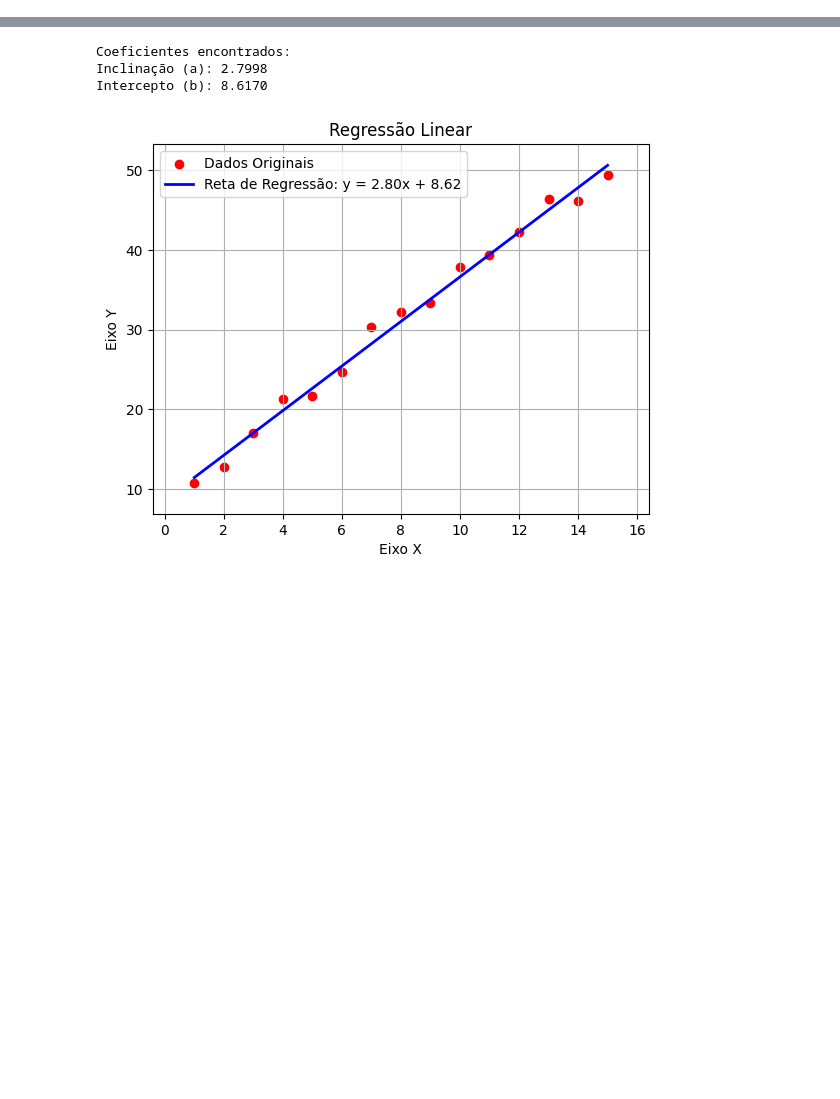
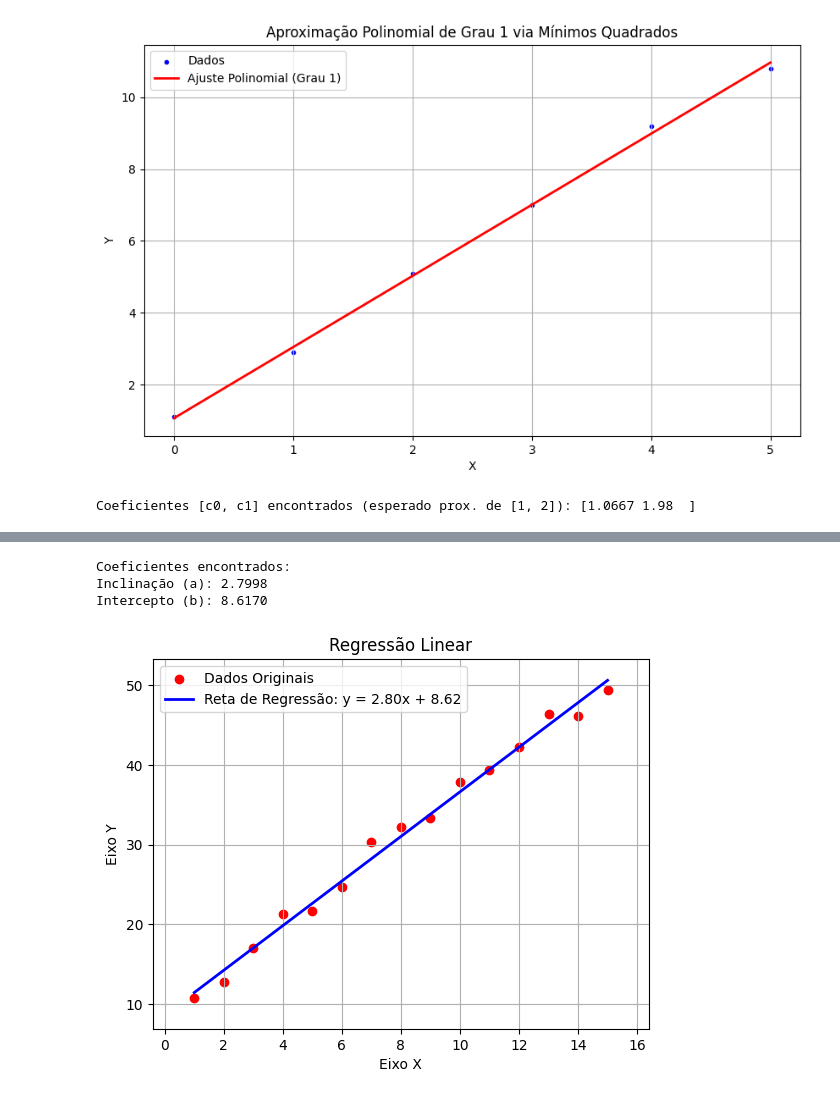
Before and after one commit to vrsmic/CB2325NumericaG1, a Jupyter notebook: src/CB2325NumericaG1/aproximacao/aproximacao.ipynb, the cells around one changed output, grey strips where cells are left out. Cells and saved outputs as stored; diff of their text form; code cells hidden in the pictures; blank space fills up the shorter version.

```diff
--- a/src/CB2325NumericaG1/aproximacao/aproximacao.ipynb
+++ b/src/CB2325NumericaG1/aproximacao/aproximacao.ipynb
@@ -311,0 +424,10 @@ def polinomio_de_taylor(function: sp.Expr, x_symbol: sp.Symbol, point: float, ti
+# %%
+# Teste 2: Pontos seguindo uma distribuição y = 2x + 1, grau 1.
+
+x2 = np.array([0, 1, 2, 3, 4, 5])
+y2 = np.array([1.1, 2.9, 5.1, 7.0, 9.2, 10.8]) # Pontos próximos de y = 2x + 1
+coefs2 = regressao(x2, y2, grau=1, plot=True)
+print(f"Coeficientes [c0, c1] encontrados (esperado prox. de [1, 2]): {np.round(coefs2, 4)}")
+# %% [output]
+[figure, added]
+Coeficientes [c0, c1] encontrados (esperado prox. de [1, 2]): [1.0667 1.98  ]
```
Also changed, not shown: parts of 10 cells of this notebook, 1 other file.
